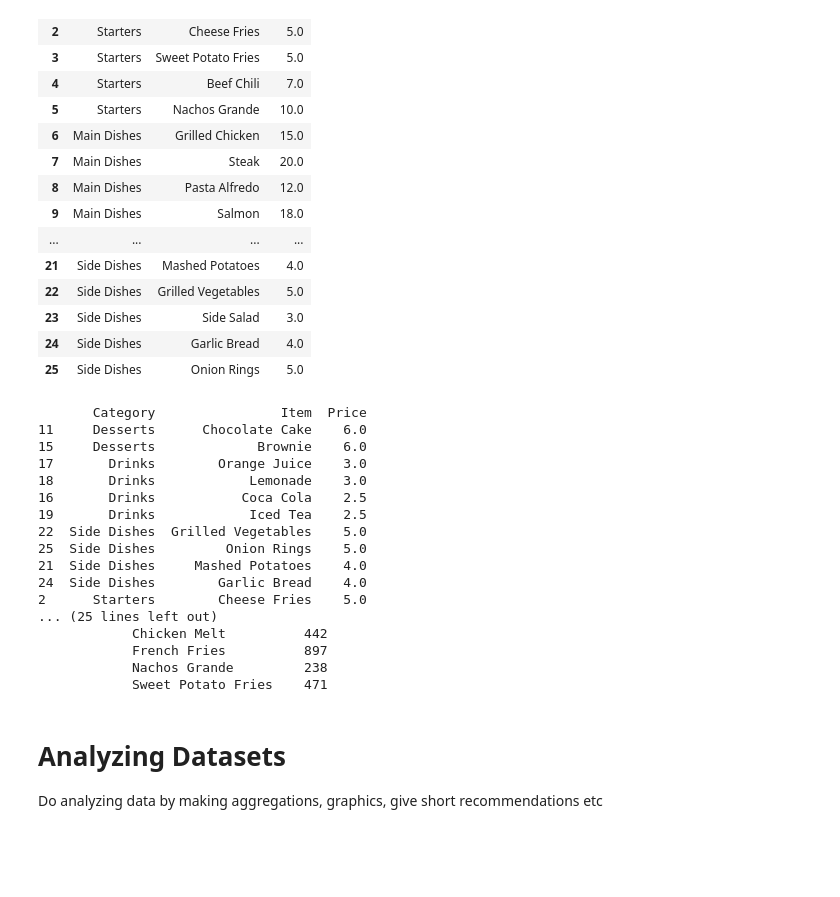
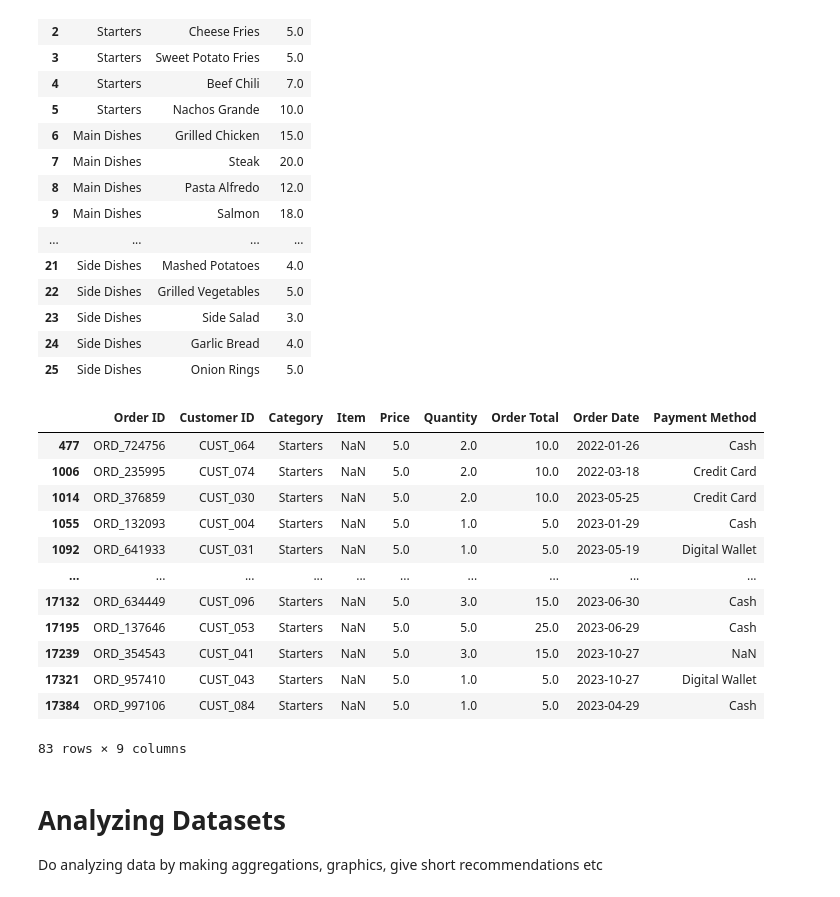
Before and after one commit to graveo-wicaksana/DA_restaurantSales, a Jupyter notebook: DA_restaurantSales.ipynb, the cells around one changed output. Saved outputs shown, nothing was run; the diff lists cells and outputs as text; code cells hidden in the pictures; blank space fills up the shorter version.

```diff
--- a/DA_restaurantSales.ipynb
+++ b/DA_restaurantSales.ipynb
@@ -189,36 +189,56 @@ df_menumap
 | 25 | Side Dishes | Onion Rings | 5.0 |
 # %%
 #Examine menu with duplicate price for different items
-duplicate_menu_cost = df_menumap.duplicated(subset=['Category', 'Price'], keep=False)
-print(df_menumap[duplicate_menu_cost].sort_values(by=['Category', 'Price'], ascending=[True,False]))
+# duplicate_menu_cost = df_menumap.duplicated(subset=['Category', 'Price'], keep=False)
+# print(df_menumap[duplicate_menu_cost].sort_values(by=['Category', 'Price'], ascending=[True,False]))
 #Starters: 5| Side Dishes: 5,4| Drinks: 2.5,3| Desserts: 6
 
 #Examine menu with total count for each item
-columns_filter = ['Category', 'Item', 'Price']
-print(df2[columns_filter].groupby(['Category', 'Item']).count())
+# columns_filter = ['Category', 'Item', 'Price']
+# print(df2[columns_filter].groupby(['Category', 'Item']).count())
 
-#
+
+
+#as is total items for duplicate price in each categories
+#        Category                Item  Price
+# 11     Desserts      Chocolate Cake    6.0 798 items
+# 15     Desserts             Brownie    6.0 469 items
+# 17       Drinks        Orange Juice    3.0 591 items
+# 18       Drinks            Lemonade    3.0 479 items
+# 16       Drinks           Coca Cola    2.5 756 items
+# 19       Drinks            Iced Tea    2.5 328 items
+# 22  Side Dishes  Grilled Vegetables    5.0 578 items
+# 25  Side Dishes         Onion Rings    5.0 373 items
+# 21  Side Dishes     Mashed Potatoes    4.0 799 items
+# 24  Side Dishes        Garlic Bread    4.0 399 items
+# 2      Starters        Cheese Fries    5.0 686 items
+# 3      Starters  Sweet Potato Fries    5.0 471 items
+
+df2[(df2['Category']=='Starters') & (df2['Item'].isna()) & (df2['Price']==5.0)]
+
+#Dessert 6dolar itemNA sebanyak 103
+#Drink 3dolar itemNA sebanyak 94
+#Drink 2.5dolar itemNA sebanyak 95
+#Side Dishes 5dolar itemNA sebanyak 100
+#Side Dishes 4dolar itemNA sebanyak 82
+#Starters 5dolar itemNA sebanyak 83
 
 #Check category Starters
 # df2[(df2['Category']=='Starters') & (df2['Item'].isna())]
 # %% [output]
+|  | Order ID | Customer ID | Category | Item | Price | Quantity | Order Total | Order Date | Payment Method |
+| 477 | ORD_724756 | CUST_064 | Starters | NaN | 5.0 | 2.0 | 10.0 | 2022-01-26 | Cash |
+| 1006 | ORD_235995 | CUST_074 | Starters | NaN | 5.0 | 2.0 | 10.0 | 2022-03-18 | Credit Card |
+| 1014 | ORD_376859 | CUST_030 | Starters | NaN | 5.0 | 2.0 | 10.0 | 2023-05-25 | Credit Card |
+| 1055 | ORD_132093 | CUST_004 | Starters | NaN | 5.0 | 1.0 | 5.0 | 2023-01-29 | Cash |
+| 1092 | ORD_641933 | CUST_031 | Starters | NaN | 5.0 | 1.0 | 5.0 | 2023-05-19 | Digital Wallet |
+| ... | ... | ... | ... | ... | ... | ... | ... | ... | ... |
+| 17132 | ORD_634449 | CUST_096 | Starters | NaN | 5.0 | 3.0 | 15.0 | 2023-06-30 | Cash |
+| 17195 | ORD_137646 | CUST_053 | Starters | NaN | 5.0 | 5.0 | 25.0 | 2023-06-29 | Cash |
+| 17239 | ORD_354543 | CUST_041 | Starters | NaN | 5.0 | 3.0 | 15.0 | 2023-10-27 | NaN |
+| 17321 | ORD_957410 | CUST_043 | Starters | NaN | 5.0 | 1.0 | 5.0 | 2023-10-27 | Digital Wallet |
+| 17384 | ORD_997106 | CUST_084 | Starters | NaN | 5.0 | 1.0 | 5.0 | 2023-04-29 | Cash |
-       Category                Item  Price
-11     Desserts      Chocolate Cake    6.0
-15     Desserts             Brownie    6.0
-17       Drinks        Orange Juice    3.0
-18       Drinks            Lemonade    3.0
-16       Drinks           Coca Cola    2.5
-19       Drinks            Iced Tea    2.5
-22  Side Dishes  Grilled Vegetables    5.0
-25  Side Dishes         Onion Rings    5.0
-21  Side Dishes     Mashed Potatoes    4.0
-24  Side Dishes        Garlic Bread    4.0
-2      Starters        Cheese Fries    5.0
-... (25 lines left out)
-            Chicken Melt          442
-            French Fries          897
-            Nachos Grande         238
-            Sweet Potato Fries    471
+83 rows × 9 columns
 # %% [markdown]
 # Analyzing Datasets
 Do analyzing data by making aggregations, graphics, give short recommendations etc
```
